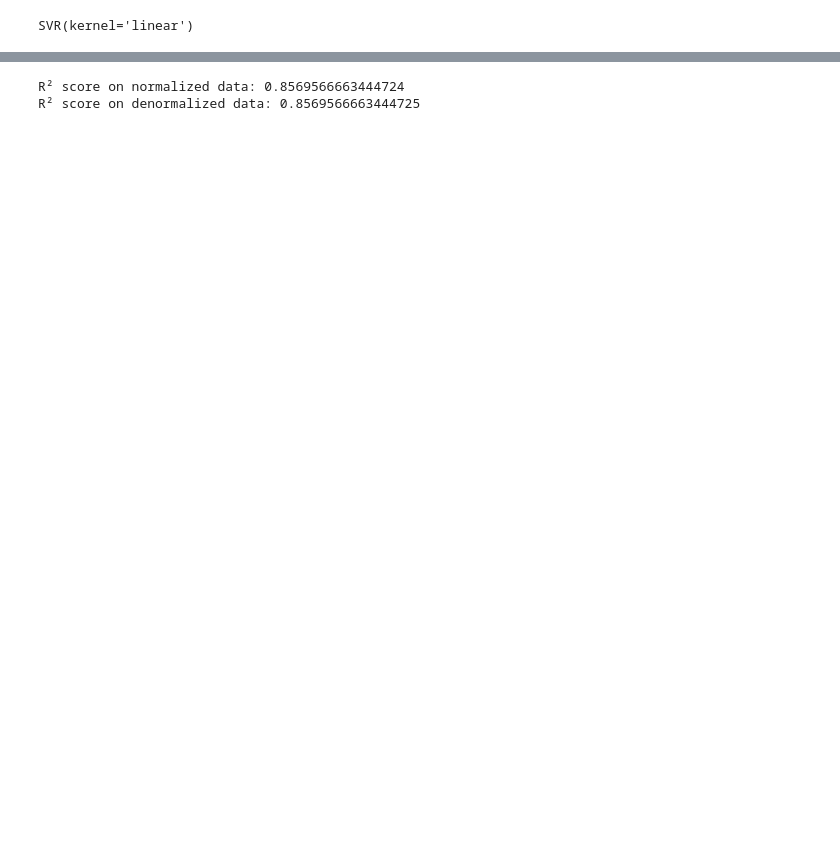
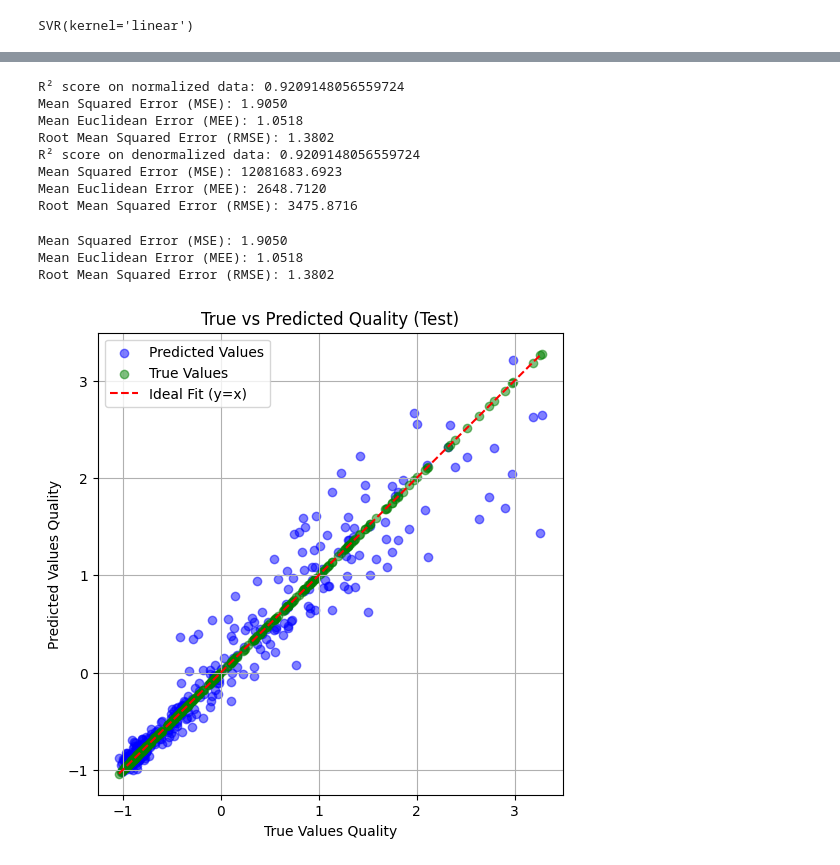
Before and after one commit to MichelaFaella/cm_svr_project, a Jupyter notebook: dataset_diamonds/data_diamonds.ipynb, the cells around one changed output, grey strips where cells are left out. Saved outputs shown, nothing was run; the diff lists cells and outputs as text; code cells hidden in the pictures; blank space fills up the shorter version.

Commit message:
add eps and plots + trying to find best param + CVXPY

```diff
--- a/dataset_diamonds/data_diamonds.ipynb
+++ b/dataset_diamonds/data_diamonds.ipynb
@@ -251,4 +283,4 @@ data_sampled = df.sample(n=2000, random_state=42)  # Set random_state for reprod
 # Reset index
 data_sampled = data_sampled.reset_index(drop=True)
 # %%
-train_X, train_Y, validation_X, validation_Y, test_X, test_Y, y_mean, y_std = preprocessData_d(data_sampled)
+train_X, train_Y, validation_X, validation_Y, test_X, test_Y, y_mean, y_std = preprocessData(data_sampled)
@@ -288,7 +318,7 @@ from sklearn import svm
 from sklearn.metrics import r2_score
 
 # Fit the model with normalized data
-clf = svm.SVR(kernel='linear')
+clf = svm.SVR(kernel='rbf')
 clf.fit(train_X, train_Y)
 
 # Score on normalized data (standard approach)
@@ -298,6 +328,14 @@ print(f"R² score on normalized data: {normalized_r2_score}")
 # Predict on test data (normalized predictions)
 y_pred_normalized = clf.predict(test_X)
 
+mse = np.mean((y_pred_normalized - test_Y) ** 2)
+mee = np.mean(np.abs(y_pred_normalized - test_Y))  # Corretto!
+rmse = np.sqrt(mse)
+
+print(f"Mean Squared Error (MSE): {mse:.4f}")
+print(f"Mean Euclidean Error (MEE): {mee:.4f}")
+print(f"Root Mean Squared Error (RMSE): {rmse:.4f}")
+
 # Denormalize the true target (test_Y) and predicted values
 y_test_denorm = denormalize_price(test_Y, y_mean, y_std)
 y_pred_denorm = denormalize_price(y_pred_normalized, y_mean, y_std)
@@ -305,6 +343,65 @@ y_pred_denorm = denormalize_price(y_pred_normalized, y_mean, y_std)
 # Evaluate with R² score on denormalized data
 denormalized_r2_score = r2_score(y_test_denorm, y_pred_denorm)
 print(f"R² score on denormalized data: {denormalized_r2_score}")
+mse = np.mean((y_pred_denorm - y_test_denorm) ** 2)
+mee = np.mean(np.abs(y_pred_denorm - y_test_denorm))  # Corretto!
+rmse = np.sqrt(mse)
+
+print(f"Mean Squared Error (MSE): {mse:.4f}")
+print(f"Mean Euclidean Error (MEE): {mee:.4f}")
+print(f"Root Mean Squared Error (RMSE): {rmse:.4f}")
 # %% [output]
-R² score on normalized data: 0.8569566663444724
-R² score on denormalized data: 0.8569566663444725
+R² score on normalized data: 0.9209148056559724
+Mean Squared Error (MSE): 1.9050
+Mean Euclidean Error (MEE): 1.0518
+Root Mean Squared Error (RMSE): 1.3802
+R² score on denormalized data: 0.9209148056559724
+Mean Squared Error (MSE): 12081683.6923
+Mean Euclidean Error (MEE): 2648.7120
+Root Mean Squared Error (RMSE): 3475.8716
+# %%
+def customRegressionReport(trueValues, predictedValues, labels=None, name="val"):
+    # Compute metrics
+    mse = np.mean((predictedValues - trueValues) ** 2)
+    mee = np.mean(np.abs(predictedValues - trueValues))  # Corretto!
+    rmse = np.sqrt(mse)
+
+    print(f"Mean Squared Error (MSE): {mse:.4f}")
+    print(f"Mean Euclidean Error (MEE): {mee:.4f}")
+    print(f"Root Mean Squared Error (RMSE): {rmse:.4f}")
+
+    # Scatter plot true vs predicted
+    plt.figure(figsize=(6, 6))
+    min_val = min(trueValues.min(), predictedValues.min())
+    max_val = max(trueValues.max(), predictedValues.max())
+
+    plt.scatter(trueValues, predictedValues, alpha=0.5, color="blue", label="Predicted Values")
+    plt.scatter(trueValues, trueValues, alpha=0.5, color="green", label="True Values")
+
+    # Adding labels to points if provided
+    if labels is not None:
+        for i, label in enumerate(labels):
+            plt.annotate(label, (trueValues[i], predictedValues[i]), fontsize=8, alpha=0.7)
+
+    plt.plot(
+        [min_val, max_val], [min_val, max_val], color="red", linestyle="--", label="Ideal Fit (y=x)"
+    )  # Line y = x
+
+    plt.xlabel("True Values Quality")
+    plt.ylabel("Predicted Values Quality")
+    plt.title(f"True vs Predicted Quality ({name})")
+    plt.legend()
+    plt.grid(True)
+    plt.legend()
+
+    os.makedirs("plots", exist_ok=True)
+    timestamp = time.strftime("%Y%m%d-%H%M%S")
+    plt.savefig(f"plots/svr_customRegression_{name}_{timestamp}.png")
+    plt.show()
+# %%
+customRegressionReport(test_Y, y_pred_normalized, name="Test")
+# %% [output]
+Mean Squared Error (MSE): 1.9050
+Mean Euclidean Error (MEE): 1.0518
+Root Mean Squared Error (RMSE): 1.3802
+[figure, added]
```
Also changed, not shown: parts of 6 cells of this notebook, 6 other files.
